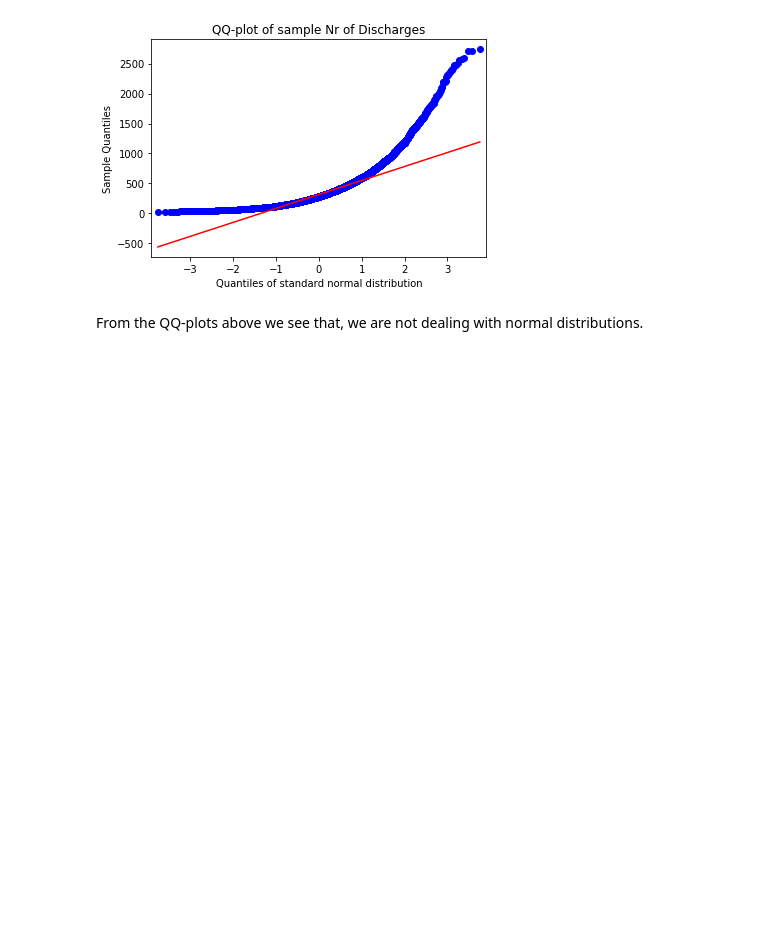
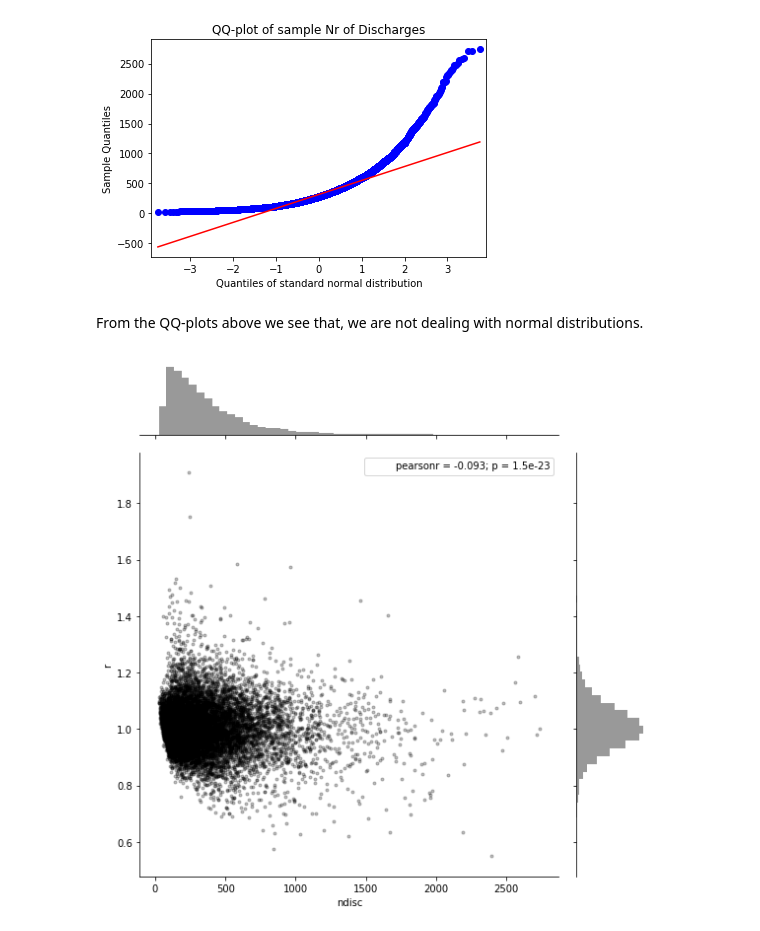
Before and after one commit to hknn88/4p1_hospital_readm, a Jupyter notebook: hospital_readmissions.ipynb, the cells around one changed output. Saved outputs shown, nothing was run; the diff lists cells and outputs as text; code cells hidden in the pictures; blank space fills up the shorter version.

```diff
--- a/hospital_readmissions.ipynb
+++ b/hospital_readmissions.ipynb
@@ -221,4 +223,18 @@ plt.xlabel('Quantiles of standard normal distribution')
 [figure]
 # %% [markdown]
 From the QQ-plots above we see that, we are not dealing with normal distributions.
+# %%
+# let us replot our original scatter plot in a different way
+y_nx=pd.DataFrame({'ndisc':x,'r':y})
+
+#sns.barplot(x='ndisc', y='r', data=y_nx)
+#sns.despine()
+#plt.tight_layout()
+
+sns.jointplot(x='ndisc', y='r', data=y_nx, size=8, alpha=.25, color='k', marker='.')
+plt.tight_layout()
+
+#g = sns.pairplot(y_nx)   # , hue='cut'
+# %% [output]
+[figure, added]
 # %% [markdown]
```
Also changed, not shown: parts of 3 cells of this notebook.
